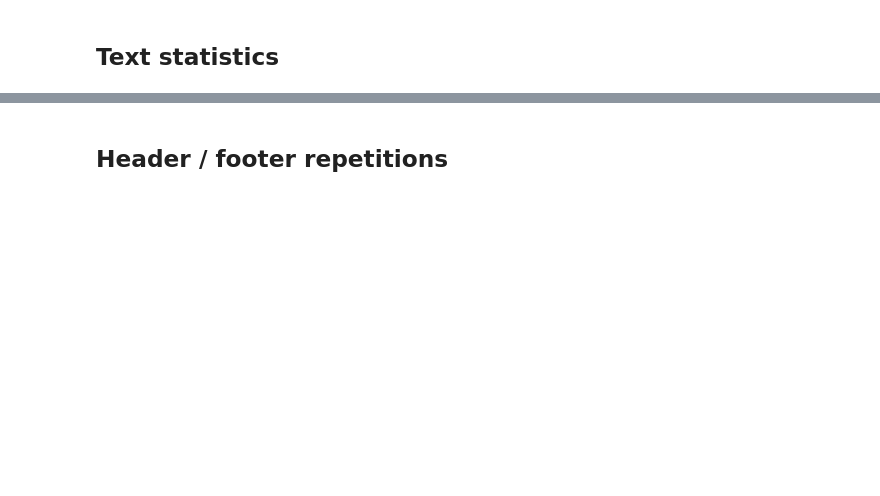
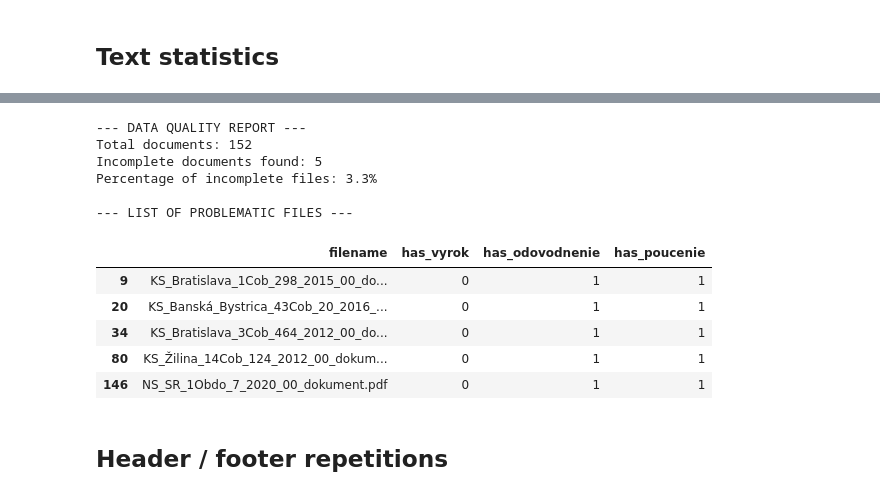
Before and after one commit to PeterStefanec-prog/bachelor-thesis-legal-text-information-extraction, a Jupyter notebook: notebooks/01_explore_data.ipynb, the cells around one changed output, grey strips where cells are left out. Saved outputs shown, nothing was run; the diff lists cells and outputs as text; code cells hidden in the pictures; blank space fills up the shorter version.

```diff
--- a/notebooks/01_explore_data.ipynb
+++ b/notebooks/01_explore_data.ipynb
@@ -282,3 +520,50 @@ df[["page_count","char_count","est_tokens","has_penalty","has_301","has_oz_545a"
+# %%
+# --- FINDING INCOMPLETE DOCUMENTS ---
+# Goal: I want to see only the files that are missing something important.
+# A valid judgment must have 3 parts: Verdict (Vyrok), Reasoning (Odovodnenie), Instruction (Poucenie).
+
+# 1. Create a filter for "Bad" documents
+# If any of these counts is 0, the document is incomplete.
+# logic: (No Verdict) OR (No Reasoning) OR (No Instruction)
+bad_docs = df[
+    (df["has_vyrok"] == 0) |
+    (df["has_odovodnenie"] == 0) |
+    (df["has_poucenie"] == 0)
+]
+
+print("--- DATA QUALITY REPORT ---")
+print(f"Total documents: {len(df)}")
+print(f"Incomplete documents found: {len(bad_docs)}")
+
+# 2. Calculate percentage
+# If this number is high (e.g., over 20%), I might need to improve my Regex or check the source.
+if len(df) > 0:
+    percent_bad = (len(bad_docs) / len(df)) * 100
+    print(f"Percentage of incomplete files: {percent_bad:.1f}%")
+
+# 3. Show the problematic files
+# I want to see WHICH part is missing.
+# 0 = Missing (BAD), 1 = Present (GOOD)
+print("\n--- LIST OF PROBLEMATIC FILES ---")
+cols = ["filename", "has_vyrok", "has_odovodnenie", "has_poucenie"]
+
+if not bad_docs.empty:
+    display(bad_docs[cols])
+else:
+    print("Great news! No incomplete documents found. All files define the structure correctly.")
+# %% [output]
+--- DATA QUALITY REPORT ---
+Total documents: 152
+Incomplete documents found: 5
+Percentage of incomplete files: 3.3%
+
+--- LIST OF PROBLEMATIC FILES ---
+|  | filename | has_vyrok | has_odovodnenie | has_poucenie |
+| 9 | KS_Bratislava_1Cob_298_2015_00_do... | 0 | 1 | 1 |
+| 20 | KS_Banská_Bystrica_43Cob_20_2016_... | 0 | 1 | 1 |
+| 34 | KS_Bratislava_3Cob_464_2012_00_do... | 0 | 1 | 1 |
+| 80 | KS_Žilina_14Cob_124_2012_00_dokum... | 0 | 1 | 1 |
+| 146 | NS_SR_1Obdo_7_2020_00_dokument.pdf | 0 | 1 | 1 |
 # %% [markdown]
 ## Header / footer repetitions
 # %%
```
Also changed, not shown: parts of 25 cells of this notebook, 1 other file.
